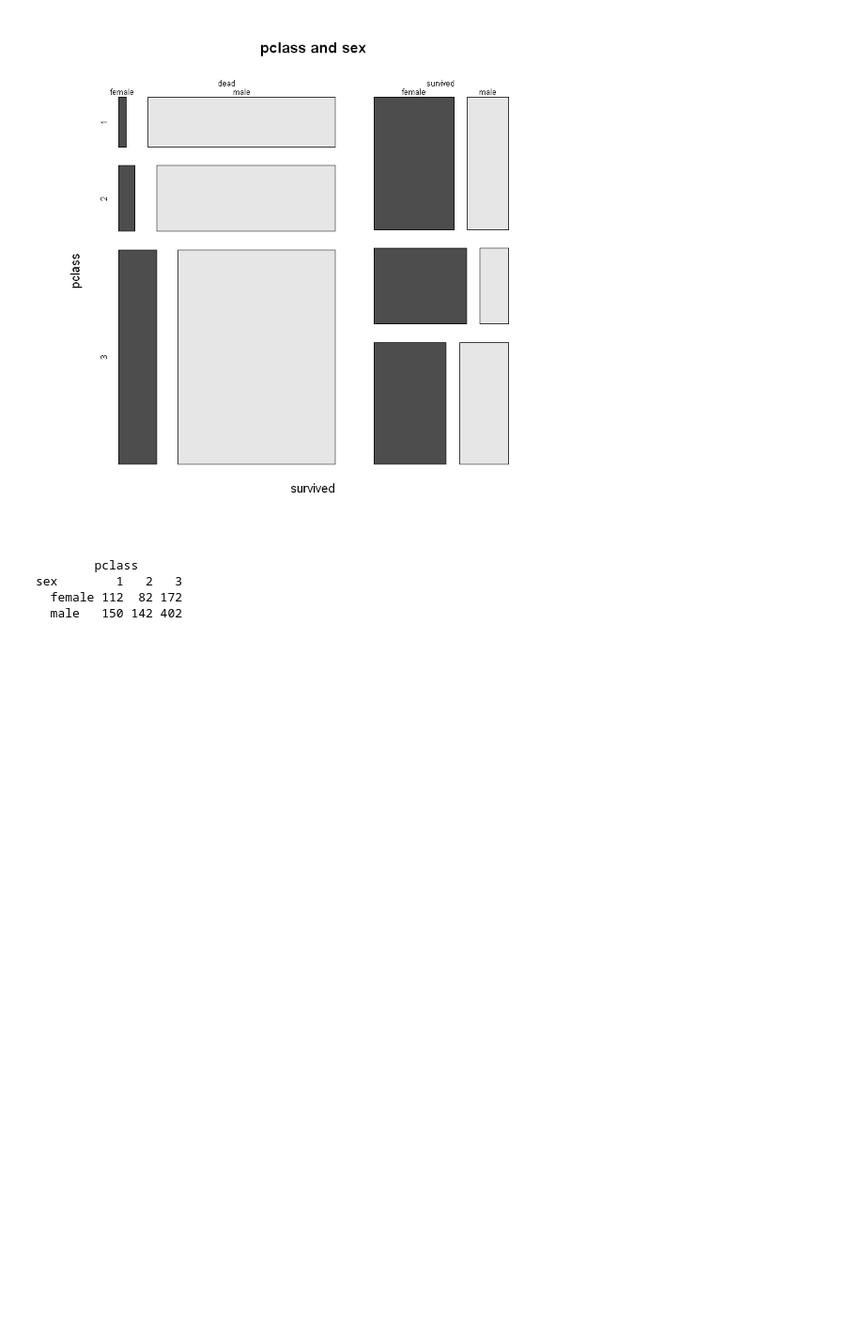
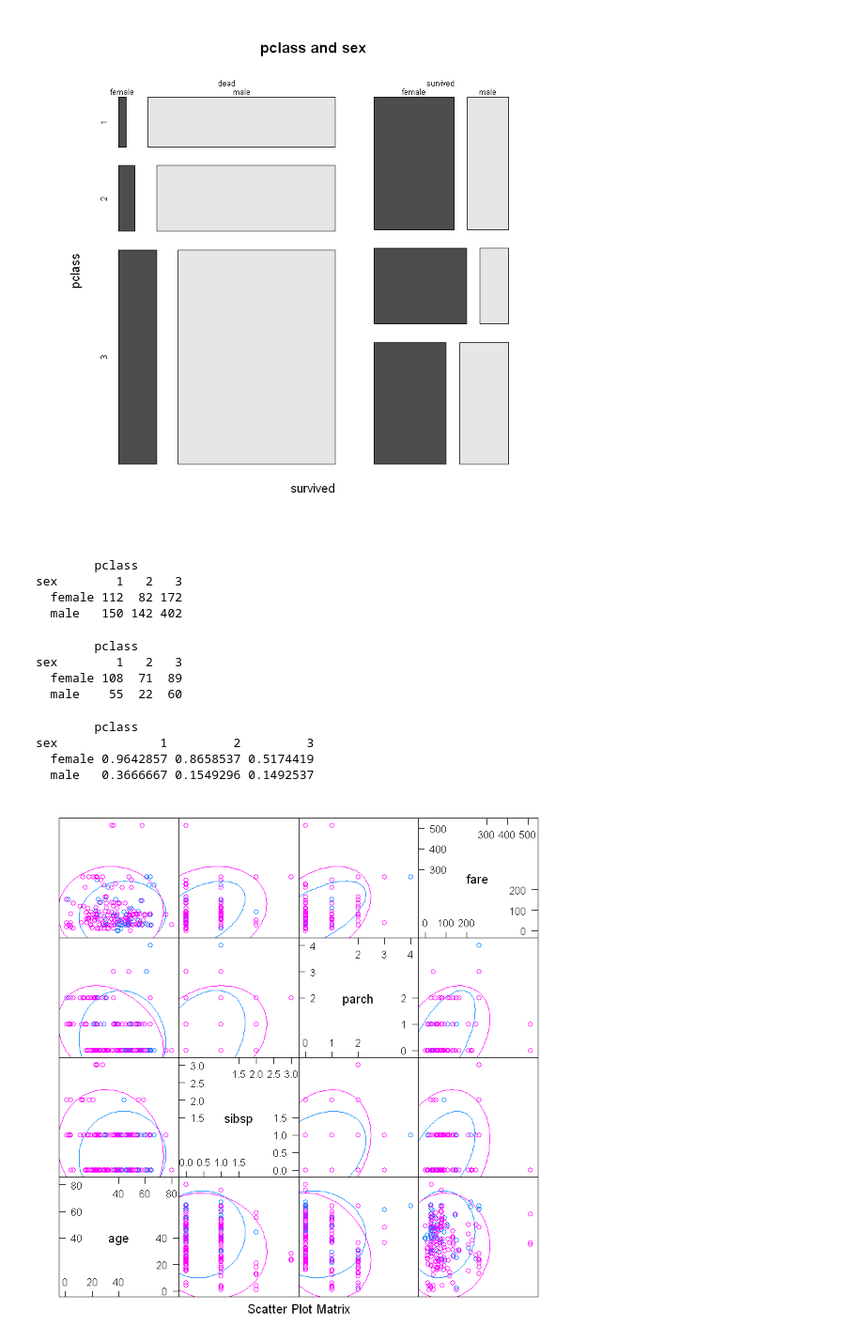
Before and after one commit to leejungmu/first-repository, a Jupyter notebook: titanic.ipynb, the cells around one changed output. Shown: that part at 94% size. Saved outputs shown, nothing was run; the diff lists cells and outputs as text; code cells hidden in the pictures; blank space fills up the shorter version.

```diff
--- a/titanic.ipynb
+++ b/titanic.ipynb
@@ -191,3 +209,28 @@ xtabs(~ sex + pclass, data = data)
 sex        1   2   3
   female 112  82 172
   male   150 142 402
+# %%
+xtabs(survived == "survived" ~ sex + pclass, data = data)
+# %% [output]
+        pclass
+sex        1   2   3
+  female 108  71  89
+  male    55  22  60
+# %%
+xtabs(survived == "survived" ~ sex + pclass, data = data) / xtabs(~ sex + pclass, data = data)
+# %% [output]
+        pclass
+sex              1         2         3
+  female 0.9642857 0.8658537 0.5174419
+  male   0.3666667 0.1549296 0.1492537
+# %%
+data.complete <- data[complete.cases(data), ]
+# %%
+featurePlot(data.complete[ ,
+                          sapply(names(data.complete),
+                                function(n) {is.numeric(data.complete [, n])})],
+            data.complete[ , c("survived")],
+            "ellipse"
+)
+# %% [output]
+[figure, added]
```
Also changed, not shown: parts of 19 cells of this notebook.
